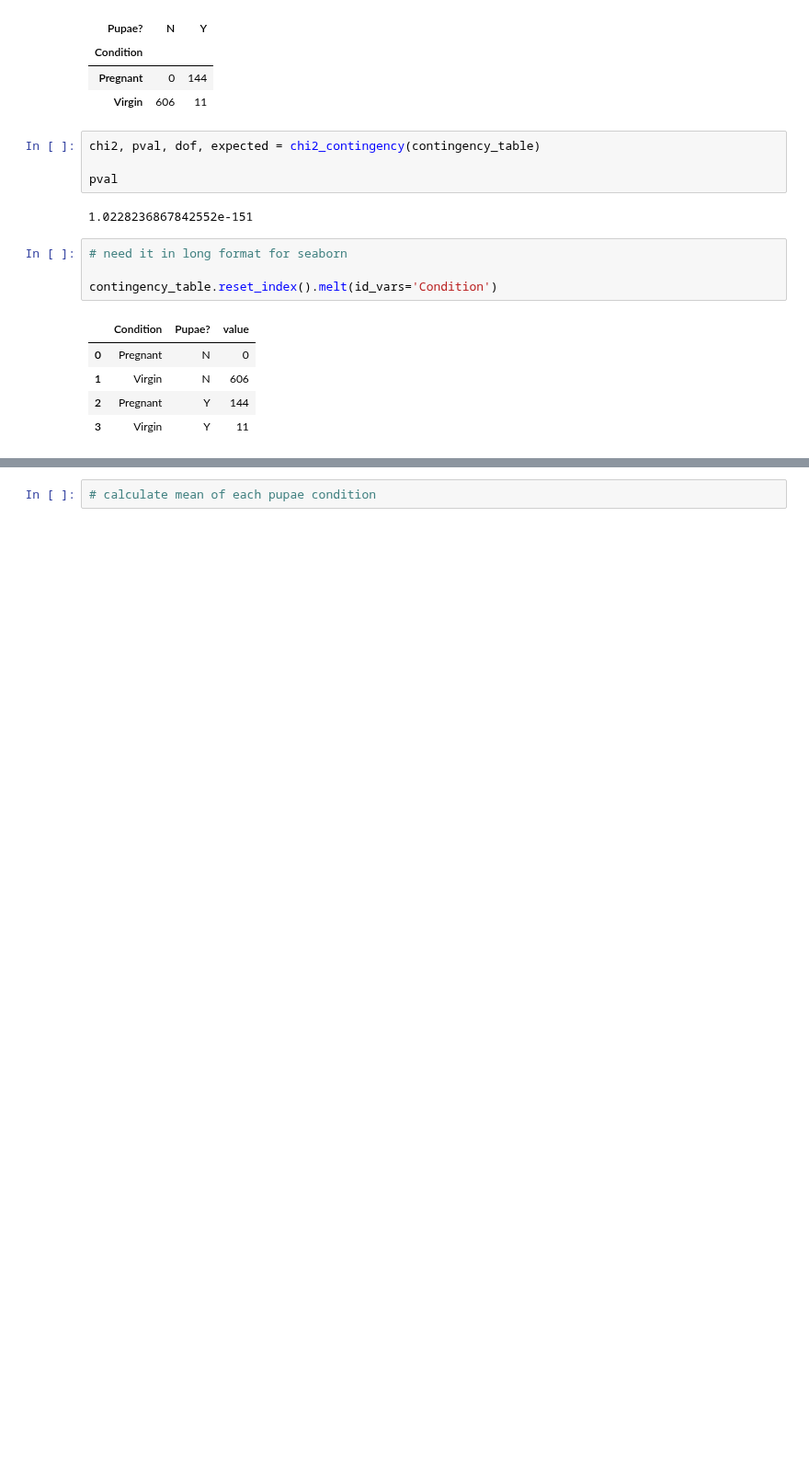
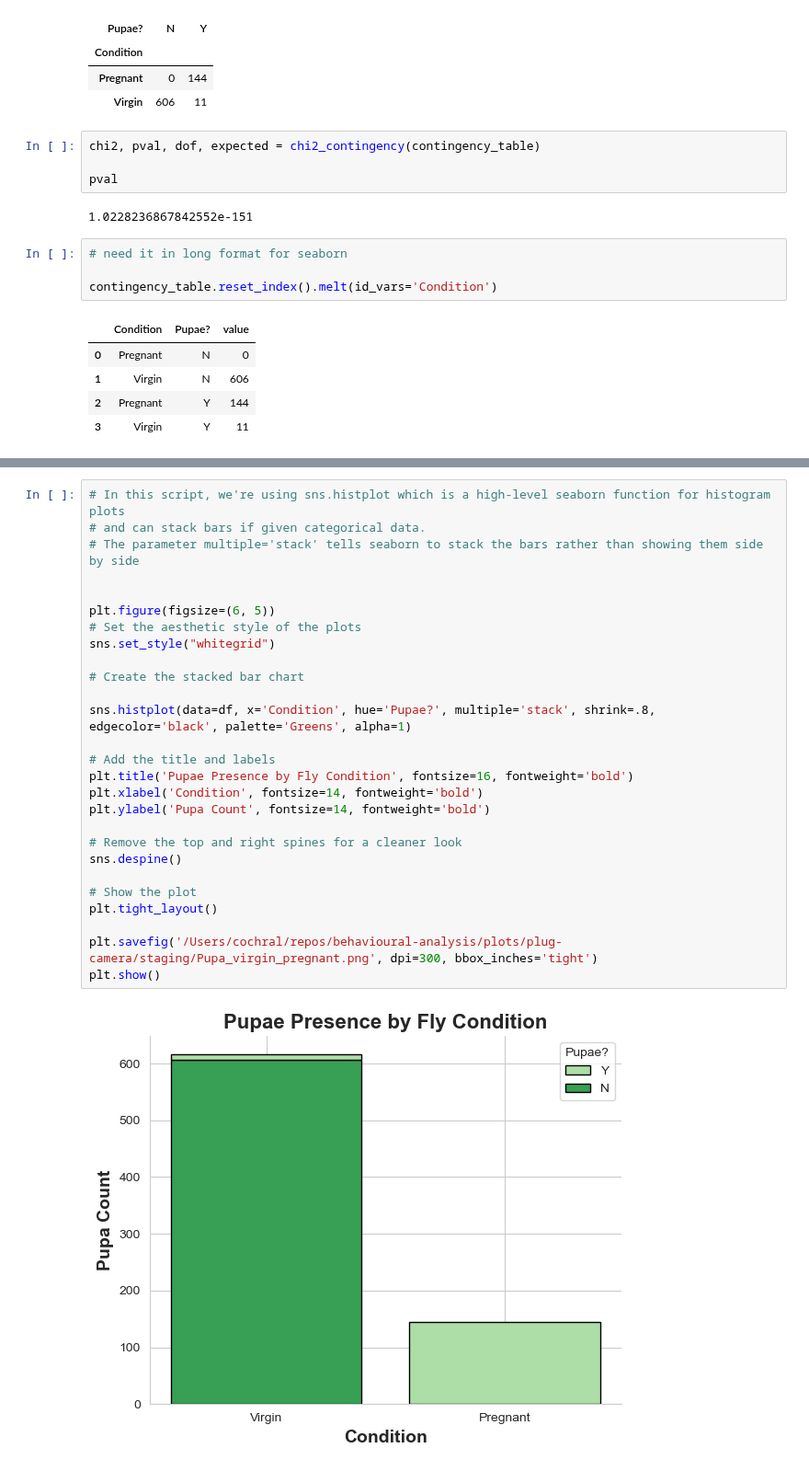
Before and after one commit to lenacochrane/behavioural-analysis, a Jupyter notebook: scripts/plug-camera/staging-parameters/virgin_pregnant_test.ipynb, the cells around one changed output, grey strips where cells are left out. Shown at 92% size. Cells and saved outputs as stored; diff of their text form; blank space fills up the shorter version.

```diff
--- a/scripts/plug-camera/staging-parameters/virgin_pregnant_test.ipynb
+++ b/scripts/plug-camera/staging-parameters/virgin_pregnant_test.ipynb
@@ -68,2 +68,29 @@ plt.show()
-# %%
-# calculate mean of each pupae condition
+# %%
+# In this script, we're using sns.histplot which is a high-level seaborn function for histogram plots
+# and can stack bars if given categorical data.
+# The parameter multiple='stack' tells seaborn to stack the bars rather than showing them side by side
+
+
+plt.figure(figsize=(6, 5))
+# Set the aesthetic style of the plots
+sns.set_style("whitegrid")
+
+# Create the stacked bar chart
+
+sns.histplot(data=df, x='Condition', hue='Pupae?', multiple='stack', shrink=.8, edgecolor='black', palette='Greens', alpha=1)
+
+# Add the title and labels
+plt.title('Pupae Presence by Fly Condition', fontsize=16, fontweight='bold')
+plt.xlabel('Condition', fontsize=14, fontweight='bold')
+plt.ylabel('Pupa Count', fontsize=14, fontweight='bold')
+
+# Remove the top and right spines for a cleaner look
+sns.despine()
+
+# Show the plot
+plt.tight_layout()
+
+plt.savefig('/Users/cochral/repos/behavioural-analysis/plots/plug-camera/staging/Pupa_virgin_pregnant.png', dpi=300, bbox_inches='tight')
+plt.show()
+# %% [output]
+[figure, added]
```
Also changed, not shown: parts of 4 cells of this notebook.
